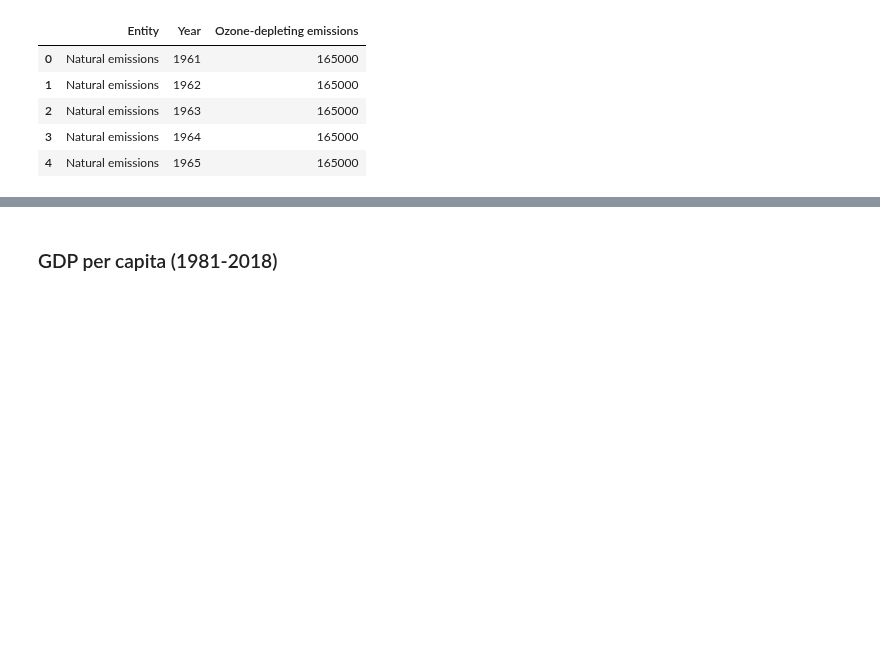
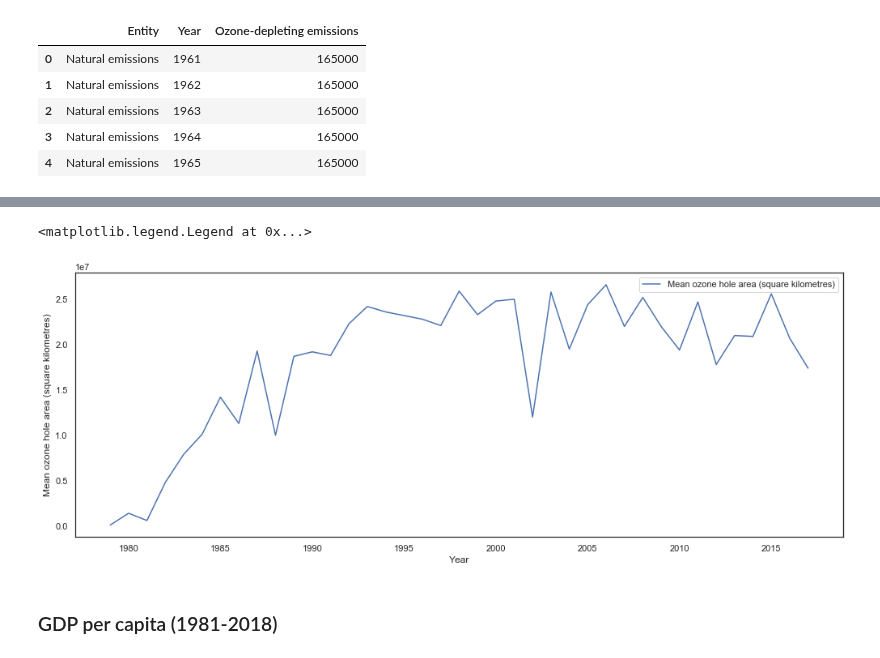
Before and after one commit to ta-data-bcn/Project-Week-8-Final-Project, a Jupyter notebook: your-project/Final Dataset notebook.ipynb, the cells around one changed output, grey strips where cells are left out. Drawn from its saved outputs; the diff is of its cells as text; code cells hidden in the pictures; blank space fills up the shorter version.

```diff
--- a/your-project/Final Dataset notebook.ipynb
+++ b/your-project/Final Dataset notebook.ipynb
@@ -490,0 +515,4 @@ ozone.head()
+# %%
+#importing Antartica Ozone Hole area dataset
+oz_hole = pd.read_csv('data//antarctic-ozone-hole-area.csv')
+oz_hole.head()
@@ -490,0 +526,2 @@ ozone.head()
+# %%
+oz_hole.drop(['Entity', 'Code','Maximum ozone hole area (square kilometres)'], axis=1, inplace=True)
@@ -491,3 +537,13 @@ ozone.head()
+# %%
+#ploting natural and total emissionsMean ozone hole area (square kilometres) to see if it has reduced
+plt.figure(figsize=(17,6))
+plt.plot(oz_hole.Year,oz_hole['Mean ozone hole area (square kilometres)'], label='Mean ozone hole area (square kilometres)')
+plt.xlabel('Year')
+plt.ylabel('Mean ozone hole area (square kilometres)')
+plt.legend(['Mean ozone hole area (square kilometres)'], loc='upper right')
+# %% [output]
+<matplotlib.legend.Legend at 0x...>
+[figure, added]
 # %% [markdown]
 ### GDP per capita (1981-2018)
 # %%
```
Also changed, not shown: parts of 45 cells of this notebook.
